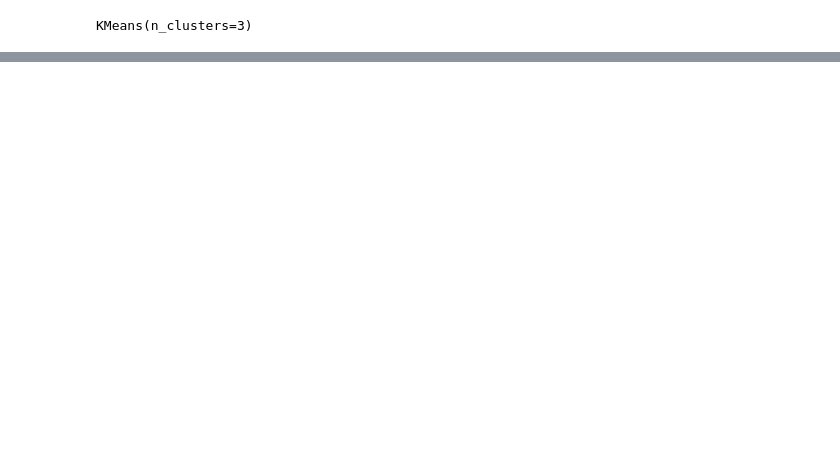
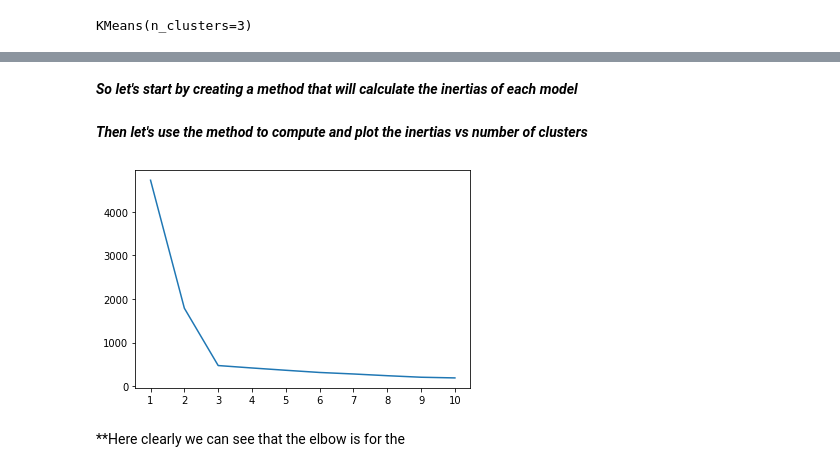
Before and after one commit to KantiCodes/ml-basic-KMeans, a Jupyter notebook: KMeans.ipynb, the cells around one changed output, grey strips where cells are left out. Saved outputs shown, nothing was run; the diff lists cells and outputs as text; code cells hidden in the pictures; blank space fills up the shorter version.

```diff
--- a/KMeans.ipynb
+++ b/KMeans.ipynb
@@ -37,0 +100,30 @@ plt.scatter(cluster_centers[:,0], cluster_centers[:,1], marker="x", color='r', s
+# %% [markdown]
+***So let's start by creating a method that will calculate the inertias of each model***
+# %%
+def get_inertias(list_of_ks, X):
+    """
+    This method returns builds KMeans models using list_of_ks as the number of clusters
+    Afterwards it returns the inertia value for each of the models
+
+    Parameters:
+    param list_of_ks: list of cluster number to construct
+    param X: the sample data to be clustered
+    """
+    intertias_list = []
+    for k in list_of_ks:
+        kmeans = KMeans(n_clusters=k).fit(X)
+        inertia = kmeans.inertia_
+        intertias_list.append(inertia)
+    return intertias_list
+# %% [markdown]
+***Then let's use the method to compute and plot the inertias vs number of clusters***
+# %%
+list_of_ks = range(1,11)  # create a list of elements 1,2,3 ... 10
+inertias = get_inertias(list_of_ks, X)  # Get the intertias for each of the ks
+plt.plot(list_of_ks,inertias)  # Plot the ks versus the intertias
+plt.xticks(list_of_ks)  #  set the units on the X axis to be from 1 to 10
+plt.show()
+# %% [output]
+[figure, added]
+# %% [markdown]
+**Here clearly we can see that the elbow is for the
```
Also changed, not shown: parts of 22 cells of this notebook.
